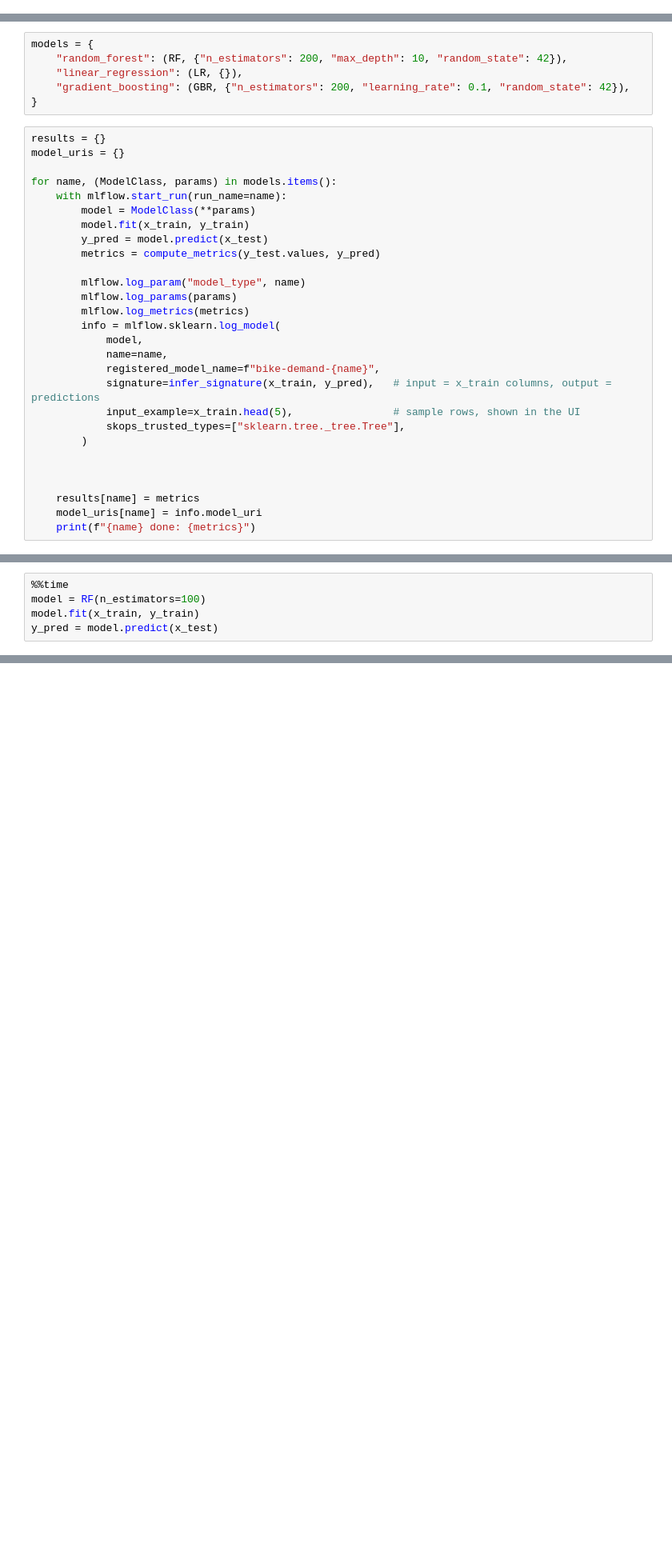
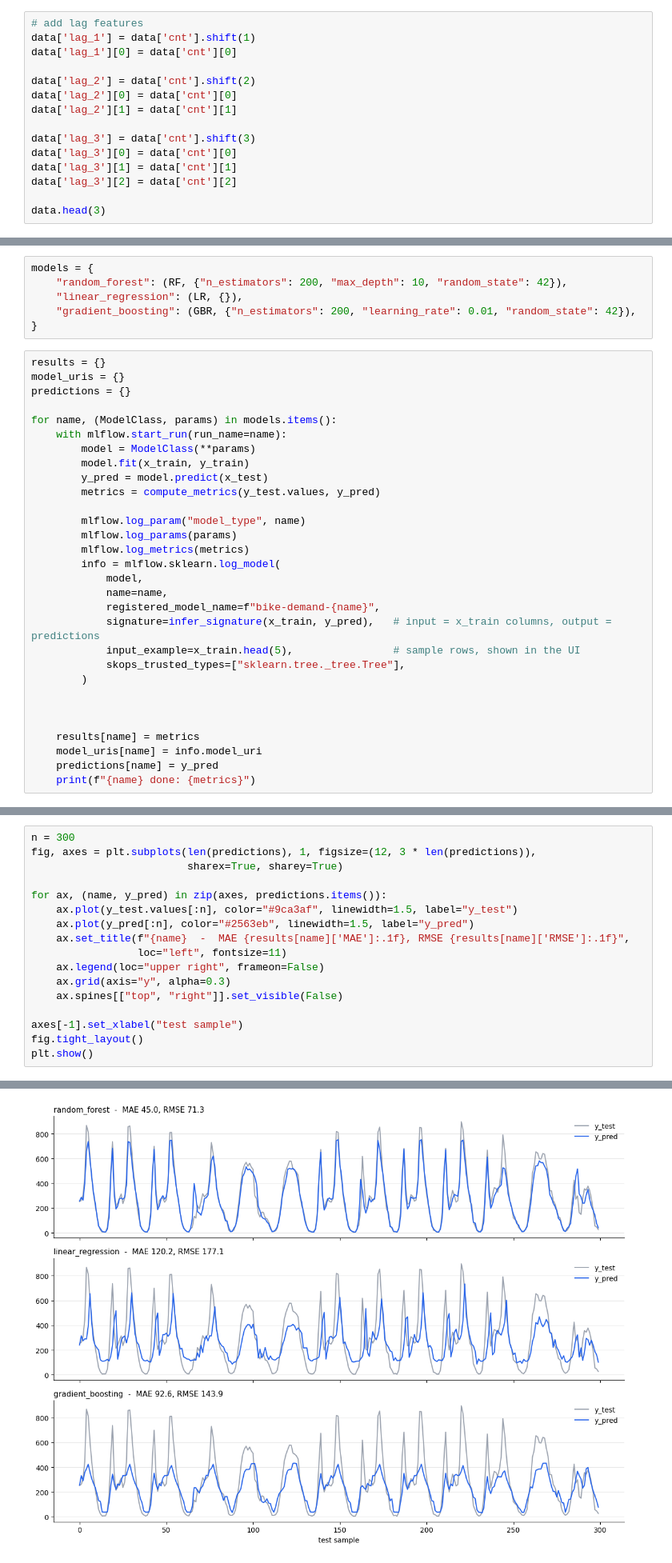
Before and after one commit to jawwad786/ml-project-kedro, a Jupyter notebook: notebooks/02_model_training.ipynb, the cells around one changed output, grey strips where cells are left out. Shown at 80% size. Saved outputs shown, nothing was run; the diff lists cells and outputs as text; blank space fills up the shorter version.

Commit message:
Model training pipeline

```diff
--- a/notebooks/02_model_training.ipynb
+++ b/notebooks/02_model_training.ipynb
@@ -99,3 +99,18 @@ data.head(3)
 | 0 | 1 | 1 | 0 | 0 | 6 | 0 | 1 | 0.24 | 0.2879 | 0.81 | ... |
 | 1 | 1 | 1 | 1 | 0 | 6 | 0 | 1 | 0.22 | 0.2727 | 0.80 | ... |
 | 2 | 1 | 1 | 2 | 0 | 6 | 0 | 1 | 0.22 | 0.2727 | 0.80 | ... |
+# %%
+# add lag features
+data['lag_1'] = data['cnt'].shift(1)
+data['lag_1'][0] = data['cnt'][0]
+
+data['lag_2'] = data['cnt'].shift(2)
+data['lag_2'][0] = data['cnt'][0]
+data['lag_2'][1] = data['cnt'][1]
+
+data['lag_3'] = data['cnt'].shift(3)
+data['lag_3'][0] = data['cnt'][0]
+data['lag_3'][1] = data['cnt'][1]
+data['lag_3'][2] = data['cnt'][2]
+
+data.head(3)
@@ -221,11 +239,12 @@ mlflow.set_experiment(EXP_NAME)
 models = {
     "random_forest": (RF, {"n_estimators": 200, "max_depth": 10, "random_state": 42}),
     "linear_regression": (LR, {}),
-    "gradient_boosting": (GBR, {"n_estimators": 200, "learning_rate": 0.1, "random_state": 42}),
+    "gradient_boosting": (GBR, {"n_estimators": 200, "learning_rate": 0.01, "random_state": 42}),
 }
 # %%
 results = {}
 model_uris = {}
+predictions = {}
 
 for name, (ModelClass, params) in models.items():
     with mlflow.start_run(run_name=name):
@@ -250,6 +269,7 @@ for name, (ModelClass, params) in models.items():
 
     results[name] = metrics
     model_uris[name] = info.model_uri
+    predictions[name] = y_pred
     print(f"{name} done: {metrics}")
 # %% [output]
 Registered model 'bike-demand-random_forest' already exists. Creating a new version of this model...
@@ -264,5 +283,0 @@ Created version '1' of model 'bike-demand-gradient_boosting'.
-# %%
-%%time
-model = RF(n_estimators=100)
-model.fit(x_train, y_train)
-y_pred = model.predict(x_test)
@@ -279,0 +286,18 @@ print(os.path.abspath("mlflow.db"))
+# %%
+n = 300
+fig, axes = plt.subplots(len(predictions), 1, figsize=(12, 3 * len(predictions)),
+                         sharex=True, sharey=True)
+
+for ax, (name, y_pred) in zip(axes, predictions.items()):
+    ax.plot(y_test.values[:n], color="#9ca3af", linewidth=1.5, label="y_test")
+    ax.plot(y_pred[:n], color="#2563eb", linewidth=1.5, label="y_pred")
+    ax.set_title(f"{name}  -  MAE {results[name]['MAE']:.1f}, RMSE {results[name]['RMSE']:.1f}",
+                 loc="left", fontsize=11)
+    ax.legend(loc="upper right", frameon=False)
+    ax.grid(axis="y", alpha=0.3)
+    ax.spines[["top", "right"]].set_visible(False)
+
+axes[-1].set_xlabel("test sample")
+fig.tight_layout()
+plt.show()
+# %% [output]
@@ -279,0 +305 @@ print(os.path.abspath("mlflow.db"))
+[figure, added]
```
Also changed, not shown: parts of 13 cells of this notebook, 10 other files.
